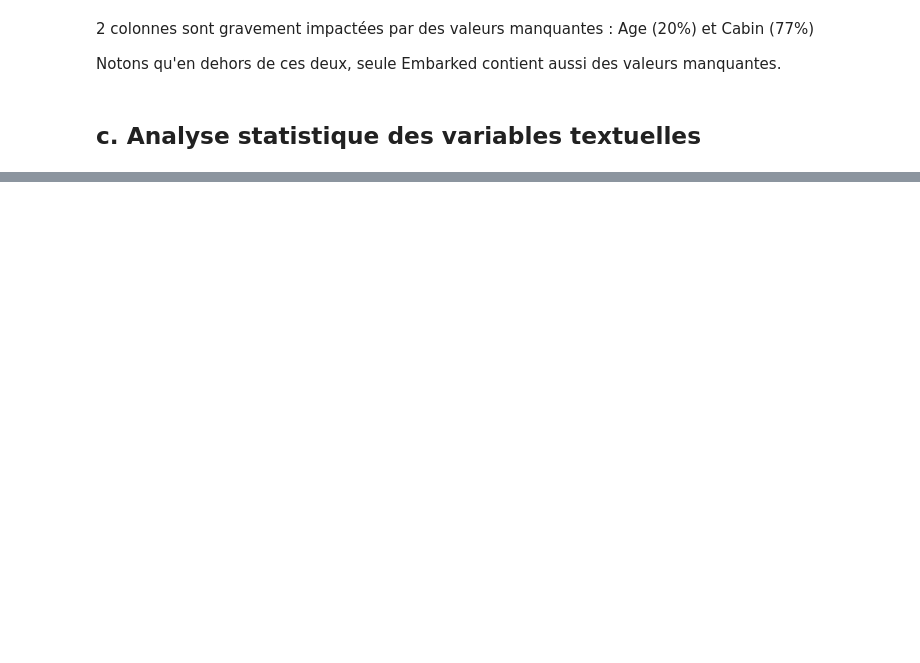
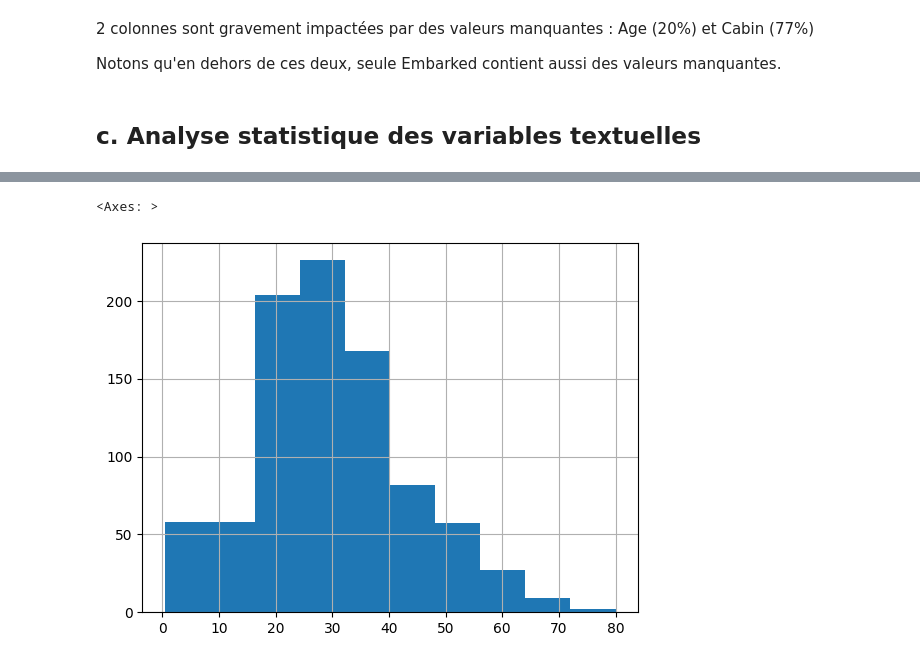
Before and after one commit to M9AE/titanic, a Jupyter notebook: 01_statistical_analysis.ipynb, the cells around one changed output, grey strips where cells are left out. Cells and saved outputs as stored; diff of their text form; code cells hidden in the pictures; blank space fills up the shorter version.

Commit message:
data preparation and understanding of ship structure

```diff
--- a/01_statistical_analysis.ipynb
+++ b/01_statistical_analysis.ipynb
@@ -101,0 +581,2 @@ isna          2  0.002245
+# %%
+numerical_cols = ["Survived", "Pclass", "Age", "SibSp", "Parch", "Fare"]
@@ -101,0 +636,11 @@ isna          2  0.002245
+# %%
+min_max_scaler = MinMaxScaler()
+df_min_max_scaled = min_max_scaler.fit_transform(df[numerical_cols])
+
+knn_imputer = KNNImputer(n_neighbors=3, weights='uniform', metric='nan_euclidean')
+data_imputed = knn_imputer.fit_transform(df_min_max_scaled)
+
+descaled_data_imputed = min_max_scaler.inverse_transform(data_imputed)
+# %%
+descaled_data_imputed_df = pd.DataFrame(descaled_data_imputed, columns=numerical_cols)
+descaled_data_imputed_df
@@ -101,0 +661,6 @@ isna          2  0.002245
+# %%
+# descaled_data_imputed[:,numerical_cols.index("Age")]
+descaled_data_imputed_df["Age"].hist()
+# %% [output]
+<Axes: >
+[figure, added]
```
Also changed, not shown: parts of 90 cells of this notebook, 3 other files.
